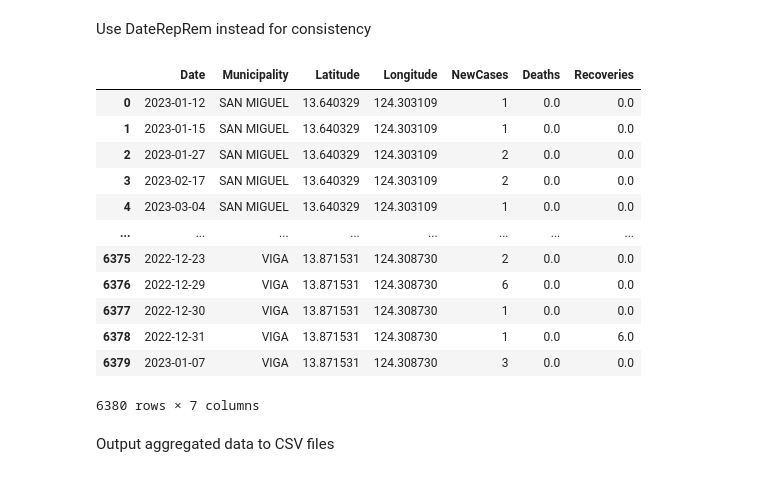
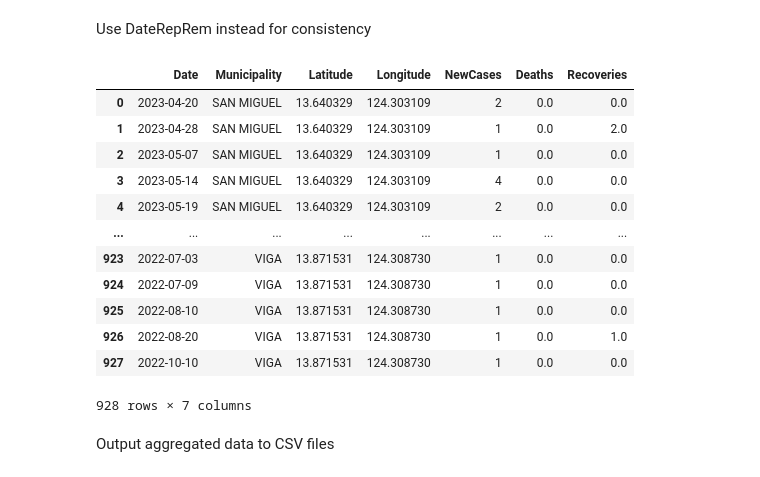
Before and after one commit to dddelacruz/cs198-scl-envi-2425, a Jupyter notebook: aggregatedata.ipynb, the cells around one changed output. Drawn from its saved outputs; the diff is of its cells as text; code cells hidden in the pictures.

```diff
--- a/aggregatedata.ipynb
+++ b/aggregatedata.ipynb
@@ -97,56 +97,56 @@ for mun in mun_list:
     #print(mun)
 
     # for each unique dates, count the number of new cases
-    cases = df.groupby("DateRepConf").size()
+    cases = df[df['CityMunRes'] == mun].groupby("DateRepConf").size()
 
     # count number of deaths
-    deaths = df[df["RemovalType"] == "DIED"].groupby("DateRepRem").size()
+    deaths = df[(df['CityMunRes'] == mun) & (df["RemovalType"] == "DIED")].groupby("DateRepRem").size()
 
     # count number of recoveries
-    recoveries = df[df["RemovalType"] == "RECOVERED"].groupby("DateRepRem").size()
+    recoveries = df[(df['CityMunRes'] == mun) & (df["RemovalType"] == "RECOVERED")].groupby("DateRepRem").size()
 
     # create new DataFrame for data
     new_df = pd.DataFrame()
 
     #new_df.index.name = "Date"
     new_df["NewCases"] = cases
     new_df["Deaths"] = deaths
     new_df["Recoveries"] = recoveries
     new_df["Municipality"] = mun
     new_df["Latitude"] = locations.loc[mun]["Latitude"]
     new_df["Longitude"] = locations.loc[mun]["Longitude"]
     new_df["Date"] = new_df.index
 
     new_df = new_df.fillna(0)
 
     # append to aggregated dataframe
     df_aggregated = pd.concat([df_aggregated, new_df], ignore_index=True)
 
     #mun_dict[mun] = new_df
 
     #print(new_df)
 
 # reorganize columns
 df_aggregated =df_aggregated.iloc[:, [6, 3, 4, 5, 0, 1, 2]]
 
 # reformat date
 df_aggregated["Date"] = pd.to_datetime(df_aggregated.Date, format='mixed')
 
 df_aggregated
 # %% [output]
 |  | Date | Municipality | Latitude | Longitude | NewCases | Deaths | Recoveries |
-| 0 | 2023-01-12 | SAN MIGUEL | 13.640329 | 124.303109 | 1 | 0.0 | 0.0 |
-| 1 | 2023-01-15 | SAN MIGUEL | 13.640329 | 124.303109 | 1 | 0.0 | 0.0 |
-| 2 | 2023-01-27 | SAN MIGUEL | 13.640329 | 124.303109 | 2 | 0.0 | 0.0 |
-| 3 | 2023-02-17 | SAN MIGUEL | 13.640329 | 124.303109 | 2 | 0.0 | 0.0 |
-| 4 | 2023-03-04 | SAN MIGUEL | 13.640329 | 124.303109 | 1 | 0.0 | 0.0 |
+| 0 | 2023-04-20 | SAN MIGUEL | 13.640329 | 124.303109 | 2 | 0.0 | 0.0 |
+| 1 | 2023-04-28 | SAN MIGUEL | 13.640329 | 124.303109 | 1 | 0.0 | 2.0 |
+| 2 | 2023-05-07 | SAN MIGUEL | 13.640329 | 124.303109 | 1 | 0.0 | 0.0 |
+| 3 | 2023-05-14 | SAN MIGUEL | 13.640329 | 124.303109 | 4 | 0.0 | 0.0 |
+| 4 | 2023-05-19 | SAN MIGUEL | 13.640329 | 124.303109 | 2 | 0.0 | 0.0 |
 | ... | ... | ... | ... | ... | ... | ... | ... |
-| 6375 | 2022-12-23 | VIGA | 13.871531 | 124.308730 | 2 | 0.0 | 0.0 |
-| 6376 | 2022-12-29 | VIGA | 13.871531 | 124.308730 | 6 | 0.0 | 0.0 |
-| 6377 | 2022-12-30 | VIGA | 13.871531 | 124.308730 | 1 | 0.0 | 0.0 |
-| 6378 | 2022-12-31 | VIGA | 13.871531 | 124.308730 | 1 | 0.0 | 6.0 |
-| 6379 | 2023-01-07 | VIGA | 13.871531 | 124.308730 | 3 | 0.0 | 0.0 |
+| 923 | 2022-07-03 | VIGA | 13.871531 | 124.308730 | 1 | 0.0 | 0.0 |
+| 924 | 2022-07-09 | VIGA | 13.871531 | 124.308730 | 1 | 0.0 | 0.0 |
+| 925 | 2022-08-10 | VIGA | 13.871531 | 124.308730 | 1 | 0.0 | 0.0 |
+| 926 | 2022-08-20 | VIGA | 13.871531 | 124.308730 | 1 | 0.0 | 1.0 |
+| 927 | 2022-10-10 | VIGA | 13.871531 | 124.308730 | 1 | 0.0 | 0.0 |
-6380 rows × 7 columns
+928 rows × 7 columns
 # %% [markdown]
 Output aggregated data to CSV files
 # %%
```
Also changed, not shown: parts of 1 cell of this notebook, 2 other files.
